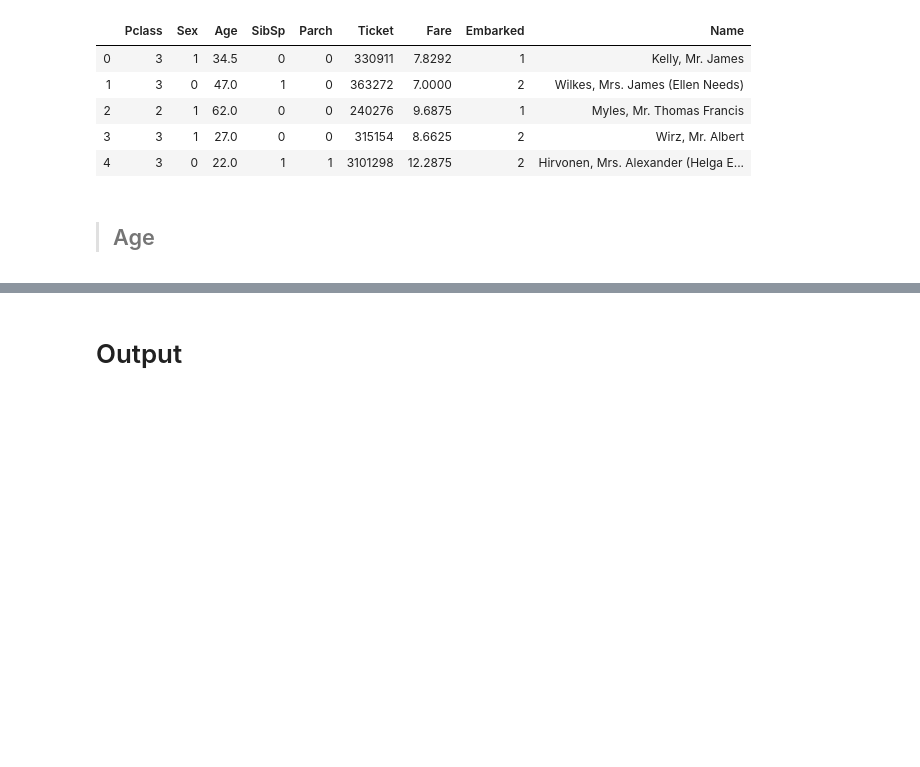
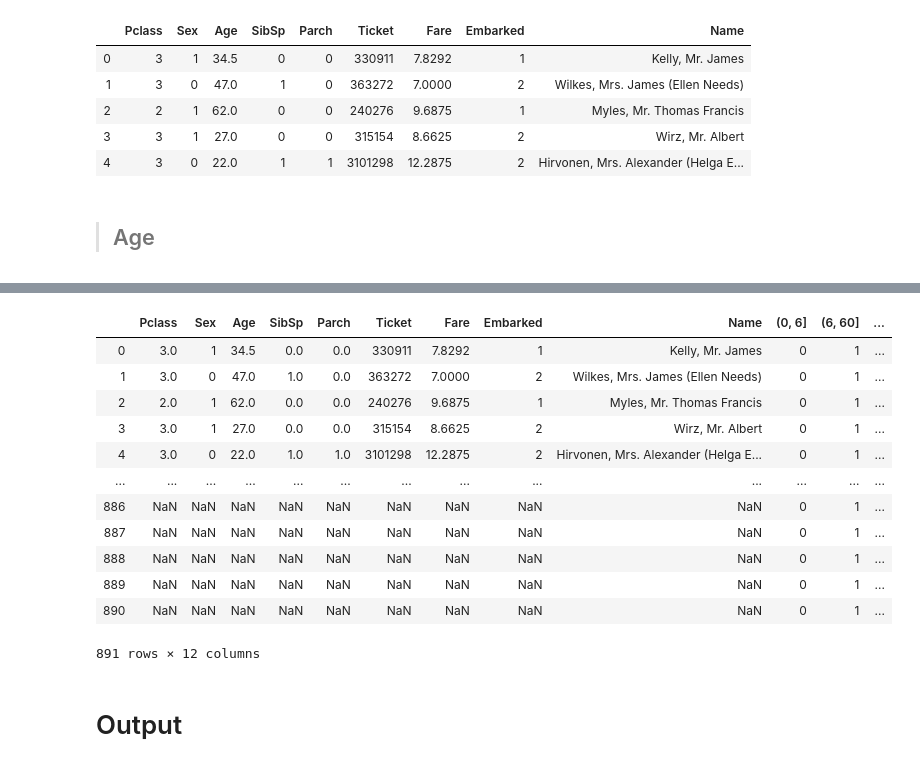
Before and after one commit to LivLilli/Titanic-Machine-Learning-from-disaster, a Jupyter notebook: Titanic.ipynb, the cells around one changed output, grey strips where cells are left out. Drawn from its saved outputs; the diff is of its cells as text; code cells hidden in the pictures; blank space fills up the shorter version.

```diff
--- a/Titanic.ipynb
+++ b/Titanic.ipynb
@@ -504,3 +561,22 @@ test_withoutID.head()
+# %%
+#we wanna add col (0,6] and (60,80] to our test and train
+#let's concatenate
+test_withoutID = pd.concat([test_withoutID,bin_cols_df], axis=1).drop("Age_Bin", axis = 1)
+test_withoutID.head()
+# %% [output]
+|  | Pclass | Sex | Age | SibSp | Parch | Ticket | Fare | Embarked | Name | (0, 6] | (6, 60] | ... |
+| 0 | 3.0 | 1 | 34.5 | 0.0 | 0.0 | 330911 | 7.8292 | 1 | Kelly, Mr. James | 0 | 1 | ... |
+| 1 | 3.0 | 0 | 47.0 | 1.0 | 0.0 | 363272 | 7.0000 | 2 | Wilkes, Mrs. James (Ellen Needs) | 0 | 1 | ... |
+| 2 | 2.0 | 1 | 62.0 | 0.0 | 0.0 | 240276 | 9.6875 | 1 | Myles, Mr. Thomas Francis | 0 | 1 | ... |
+| 3 | 3.0 | 1 | 27.0 | 0.0 | 0.0 | 315154 | 8.6625 | 2 | Wirz, Mr. Albert | 0 | 1 | ... |
+| 4 | 3.0 | 0 | 22.0 | 1.0 | 1.0 | 3101298 | 12.2875 | 2 | Hirvonen, Mrs. Alexander (Helga E... | 0 | 1 | ... |
+| ... | ... | ... | ... | ... | ... | ... | ... | ... | ... | ... | ... | ... |
+| 886 | NaN | NaN | NaN | NaN | NaN | NaN | NaN | NaN | NaN | 0 | 1 | ... |
+| 887 | NaN | NaN | NaN | NaN | NaN | NaN | NaN | NaN | NaN | 0 | 1 | ... |
+| 888 | NaN | NaN | NaN | NaN | NaN | NaN | NaN | NaN | NaN | 0 | 1 | ... |
+| 889 | NaN | NaN | NaN | NaN | NaN | NaN | NaN | NaN | NaN | 0 | 1 | ... |
+| 890 | NaN | NaN | NaN | NaN | NaN | NaN | NaN | NaN | NaN | 0 | 1 | ... |
+891 rows × 12 columns
 # %% [markdown]
 # Output
 # %%
```
Also changed, not shown: parts of 7 cells of this notebook.
